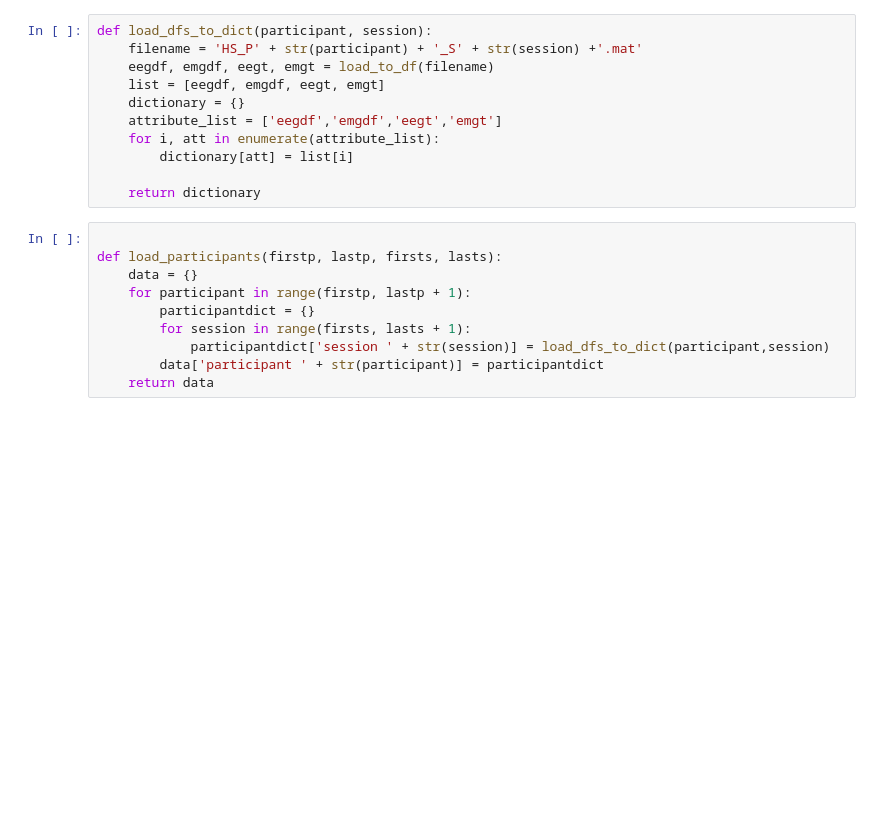
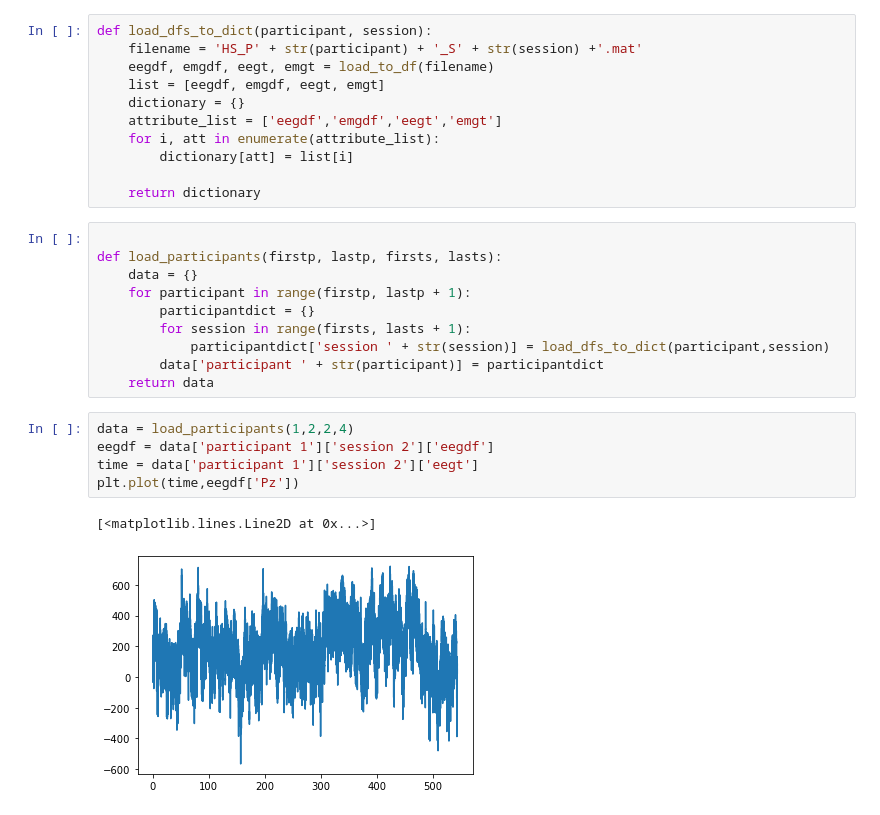
Before and after one commit to Rohass20/EEG-EMG-189, a Jupyter notebook: loadingdata.ipynb, the cells around one changed output. Saved outputs shown, nothing was run; the diff lists cells and outputs as text; blank space fills up the shorter version.

Commit message:
load to plot example

```diff
--- a/loadingdata.ipynb
+++ b/loadingdata.ipynb
@@ -55,3 +55,11 @@ def load_participants(firstp, lastp, firsts, lasts):
             participantdict['session ' + str(session)] = load_dfs_to_dict(participant,session)
         data['participant ' + str(participant)] = participantdict
     return data
+# %%
+data = load_participants(1,2,2,4)
+eegdf = data['participant 1']['session 2']['eegdf']
+time = data['participant 1']['session 2']['eegt']
+plt.plot(time,eegdf['Pz'])
+# %% [output]
+[<matplotlib.lines.Line2D at 0x...>]
+[figure, added]
```
